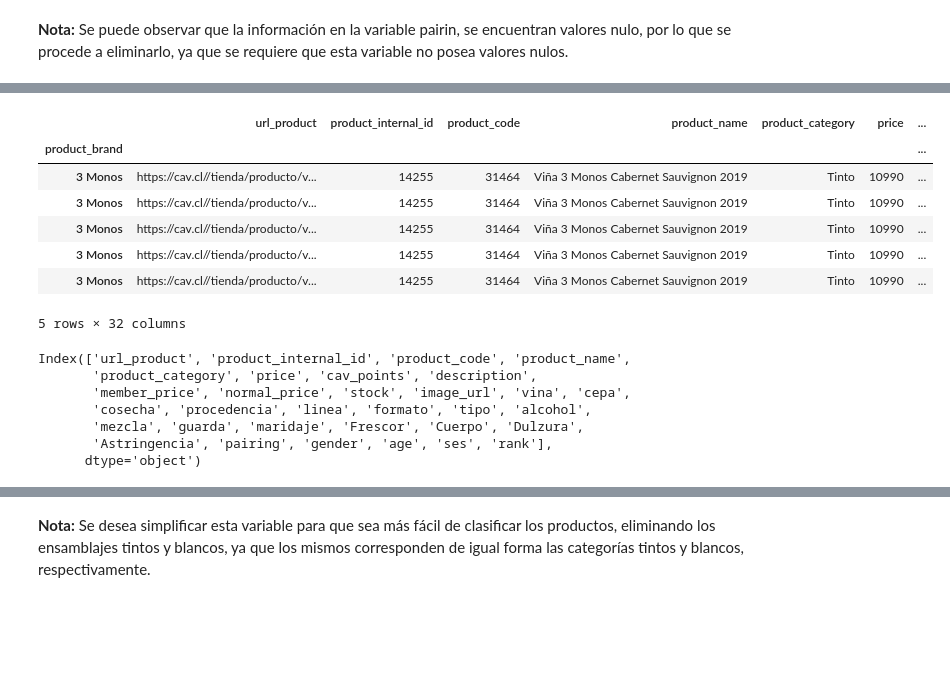
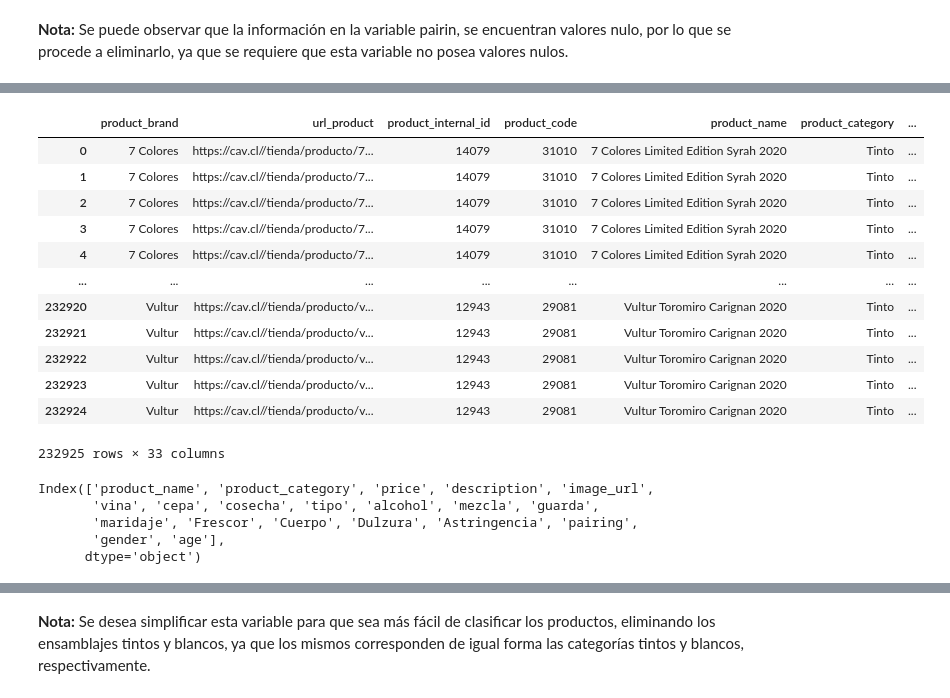
Before and after one commit to fevc08/final_project_4geek, a Jupyter notebook: src_fidel/explorer.ipynb, the cells around one changed output, grey strips where cells are left out. Cells and saved outputs as stored; diff of their text form; code cells hidden in the pictures; blank space fills up the shorter version.

```diff
--- a/src_fidel/explorer.ipynb
+++ b/src_fidel/explorer.ipynb
@@ -548,7 +548,7 @@ ranking_df.reset_index(inplace=True)
 ranking_df.drop(['index'], axis=1, inplace=True)
 # %%
 # Crear el dataframe wine_store a partir de union de los dataframe "descripción_productos" y "maridajes"
-wine_store_df = descripcion_productos_df.set_index("variant").join(maridajes_df.set_index("variant"), how="left")
+wine_store_df = descripcion_productos_df.set_index("variant").join(maridajes_df.set_index("variant"))
 wine_store_df
 # %% [output]
 |  | url_product | product_internal_id | product_code | product_name | product_brand | product_category | ... |
@@ -590,8 +590,8 @@ memory usage: 5.9+ MB
 **Nota:** Se puede observar que la información en la variable pairin, se encuentran valores nulo, por lo que se procede a eliminarlo, ya que se requiere que esta variable no posea valores nulos.
 # %%
 # Eliminar los valores nulos de la variable pairing
-wine_store_df.dropna(subset=["pairing"], inplace=True)
-wine_store_df.head()
+wine_store_df.dropna(inplace=True)
+wine_store_df
 # %% [output]
 |  | url_product | product_internal_id | product_code | product_name | product_brand | product_category | ... |
 | variant |  |  |  |  |  |  | ... |
@@ -643,26 +649,30 @@ rank                     2484
 dtype: int64
 # %%
 # Eliminar todos los datos nulos con respecto a los valores de la variable edad
-wine_products_df.dropna(subset=["age"], inplace=True)
-wine_products_df.head()
+wine_products_df.dropna(inplace=True)
+wine_products_df.reset_index(inplace=True)
+wine_products_df
 # %% [output]
-|  | url_product | product_internal_id | product_code | product_name | product_category | price | ... |
-| product_brand |  |  |  |  |  |  | ... |
-| 3 Monos | https://cav.cl//tienda/producto/v... | 14255 | 31464 | Viña 3 Monos Cabernet Sauvignon 2019 | Tinto | 10990 | ... |
-| 3 Monos | https://cav.cl//tienda/producto/v... | 14255 | 31464 | Viña 3 Monos Cabernet Sauvignon 2019 | Tinto | 10990 | ... |
-| 3 Monos | https://cav.cl//tienda/producto/v... | 14255 | 31464 | Viña 3 Monos Cabernet Sauvignon 2019 | Tinto | 10990 | ... |
-| 3 Monos | https://cav.cl//tienda/producto/v... | 14255 | 31464 | Viña 3 Monos Cabernet Sauvignon 2019 | Tinto | 10990 | ... |
-| 3 Monos | https://cav.cl//tienda/producto/v... | 14255 | 31464 | Viña 3 Monos Cabernet Sauvignon 2019 | Tinto | 10990 | ... |
+|  | product_brand | url_product | product_internal_id | product_code | product_name | product_category | ... |
+| 0 | 7 Colores | https://cav.cl//tienda/producto/7... | 14079 | 31010 | 7 Colores Limited Edition Syrah 2020 | Tinto | ... |
+| 1 | 7 Colores | https://cav.cl//tienda/producto/7... | 14079 | 31010 | 7 Colores Limited Edition Syrah 2020 | Tinto | ... |
+| 2 | 7 Colores | https://cav.cl//tienda/producto/7... | 14079 | 31010 | 7 Colores Limited Edition Syrah 2020 | Tinto | ... |
+| 3 | 7 Colores | https://cav.cl//tienda/producto/7... | 14079 | 31010 | 7 Colores Limited Edition Syrah 2020 | Tinto | ... |
+| 4 | 7 Colores | https://cav.cl//tienda/producto/7... | 14079 | 31010 | 7 Colores Limited Edition Syrah 2020 | Tinto | ... |
+| ... | ... | ... | ... | ... | ... | ... | ... |
+| 232920 | Vultur | https://cav.cl//tienda/producto/v... | 12943 | 29081 | Vultur Toromiro Carignan 2020 | Tinto | ... |
+| 232921 | Vultur | https://cav.cl//tienda/producto/v... | 12943 | 29081 | Vultur Toromiro Carignan 2020 | Tinto | ... |
+| 232922 | Vultur | https://cav.cl//tienda/producto/v... | 12943 | 29081 | Vultur Toromiro Carignan 2020 | Tinto | ... |
+| 232923 | Vultur | https://cav.cl//tienda/producto/v... | 12943 | 29081 | Vultur Toromiro Carignan 2020 | Tinto | ... |
+| 232924 | Vultur | https://cav.cl//tienda/producto/v... | 12943 | 29081 | Vultur Toromiro Carignan 2020 | Tinto | ... |
-5 rows × 32 columns
+232925 rows × 33 columns
 # %%
 # Obtener los nombres de las columnas del dataframe wine_products
 wine_products_df.columns
 # %% [output]
-Index(['url_product', 'product_internal_id', 'product_code', 'product_name',
-       'product_category', 'price', 'cav_points', 'description',
-       'member_price', 'normal_price', 'stock', 'image_url', 'vina', 'cepa',
-       'cosecha', 'procedencia', 'linea', 'formato', 'tipo', 'alcohol',
-       'mezcla', 'guarda', 'maridaje', 'Frescor', 'Cuerpo', 'Dulzura',
-       'Astringencia', 'pairing', 'gender', 'age', 'ses', 'rank'],
+Index(['product_name', 'product_category', 'price', 'description', 'image_url',
+       'vina', 'cepa', 'cosecha', 'tipo', 'alcohol', 'mezcla', 'guarda',
+       'maridaje', 'Frescor', 'Cuerpo', 'Dulzura', 'Astringencia', 'pairing',
+       'gender', 'age'],
       dtype='object')
 # %%
```
Also changed, not shown: parts of 45 cells of this notebook, 7 other files.
